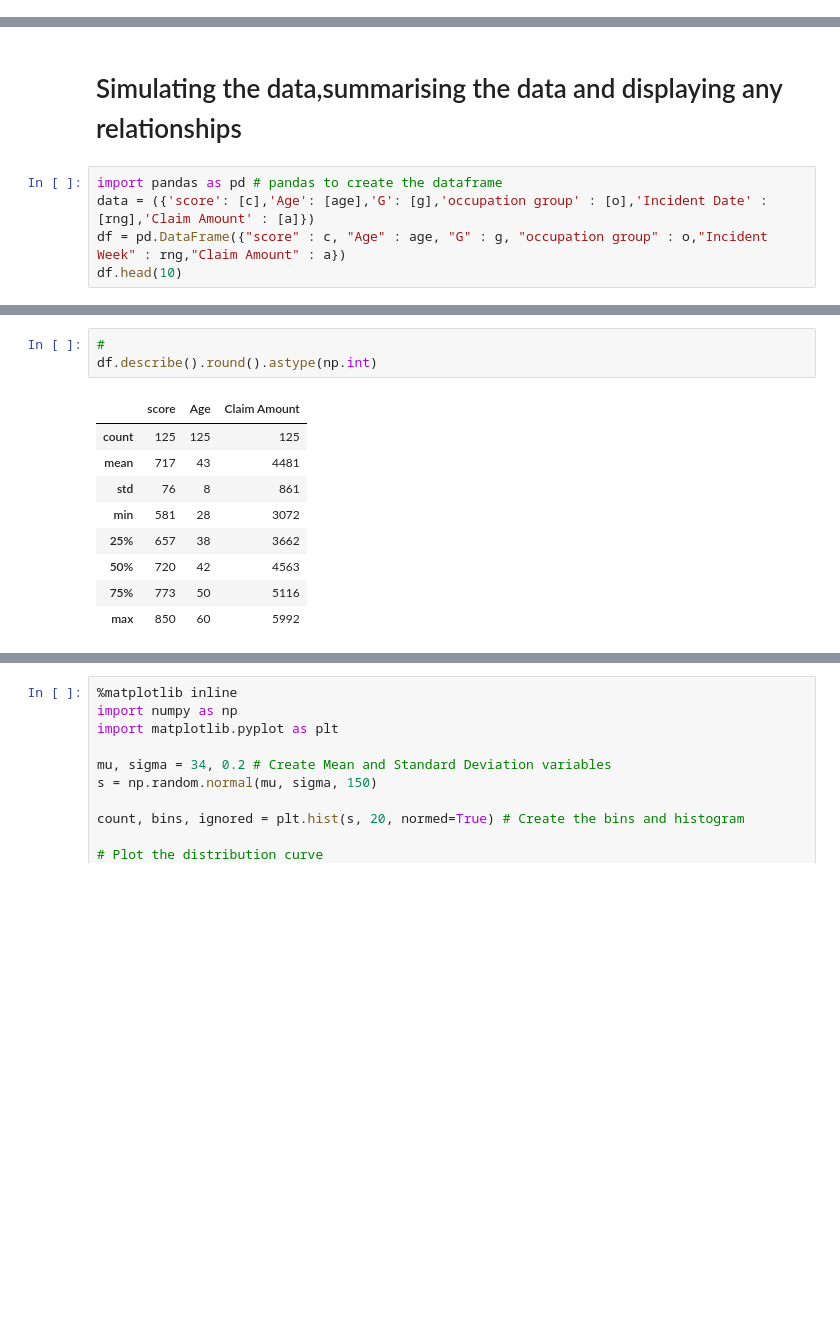
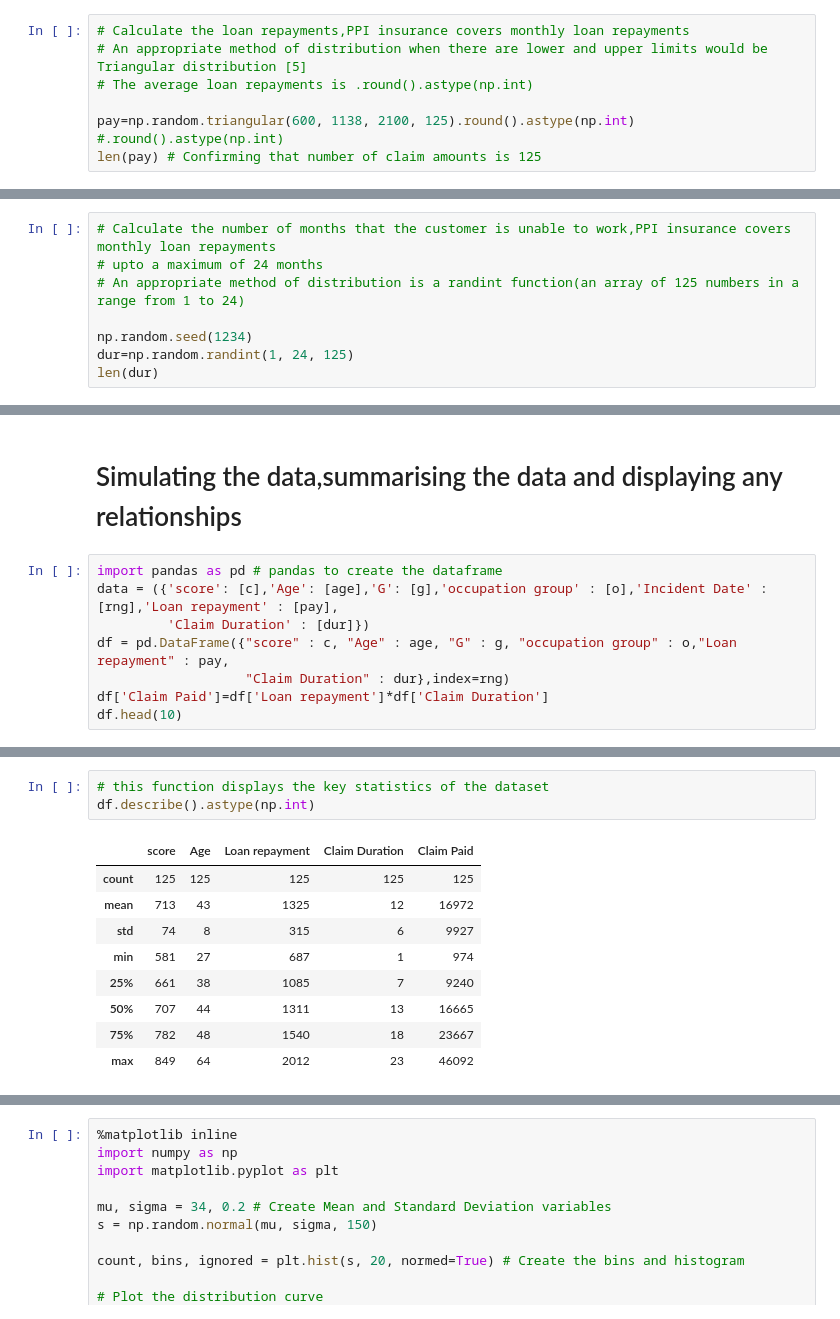
Before and after one commit to mikequaid/Proj-Prog, a Jupyter notebook: Simulation.ipynb, the cells around one changed output, grey strips where cells are left out. Cells and saved outputs as stored; diff of their text form; blank space fills up the shorter version.

```diff
--- a/Simulation.ipynb
+++ b/Simulation.ipynb
@@ -136,0 +144,7 @@ len(rng) # Confirming that number of weeks is 125
+# %%
+# Calculate the loan repayments,PPI insurance covers monthly loan repayments
+# An appropriate method of distribution when there are lower and upper limits would be Triangular distribution [5]
+# The average loan repayments is .round().astype(np.int)
+
+pay=np.random.triangular(600, 1138, 2100, 125).round().astype(np.int) #.round().astype(np.int)
+len(pay) # Confirming that number of claim amounts is 125
@@ -136,0 +155,8 @@ len(rng) # Confirming that number of weeks is 125
+# %%
+# Calculate the number of months that the customer is unable to work,PPI insurance covers monthly loan repayments
+# upto a maximum of 24 months
+# An appropriate method of distribution is a randint function(an array of 125 numbers in a range from 1 to 24)
+
+np.random.seed(1234)
+dur=np.random.randint(1, 24, 125)
+len(dur)
@@ -143,7 +169,10 @@ len(a) # Confirming that number of claim amounts is 125
 # Simulating the data,summarising the data and displaying any relationships
 # %%
 import pandas as pd # pandas to create the dataframe
-data = ({'score': [c],'Age': [age],'G': [g],'occupation group' : [o],'Incident Date' : [rng],'Claim Amount' : [a]})
-df = pd.DataFrame({"score" : c, "Age" : age, "G" : g, "occupation group" : o,"Incident Week" : rng,"Claim Amount" : a})
+data = ({'score': [c],'Age': [age],'G': [g],'occupation group' : [o],'Incident Date' : [rng],'Loan repayment' : [pay],
+         'Claim Duration' : [dur]})
+df = pd.DataFrame({"score" : c, "Age" : age, "G" : g, "occupation group" : o,"Loan repayment" : pay,
+                   "Claim Duration" : dur},index=rng)
+df['Claim Paid']=df['Loan repayment']*df['Claim Duration']
 df.head(10)
 # %% [output]
@@ -161,13 +194,13 @@ df.head(10)
 # %%
-#
-df.describe().round().astype(np.int)
+# this function displays the key statistics of the dataset
+df.describe().astype(np.int)
 # %% [output]
-|  | score | Age | Claim Amount |
-| count | 125 | 125 | 125 |
-| mean | 717 | 43 | 4481 |
-| std | 76 | 8 | 861 |
-| min | 581 | 28 | 3072 |
-| 25% | 657 | 38 | 3662 |
-| 50% | 720 | 42 | 4563 |
-| 75% | 773 | 50 | 5116 |
-| max | 850 | 60 | 5992 |
+|  | score | Age | Loan repayment | Claim Duration | Claim Paid |
+| count | 125 | 125 | 125 | 125 | 125 |
+| mean | 713 | 43 | 1325 | 12 | 16972 |
+| std | 74 | 8 | 315 | 6 | 9927 |
+| min | 581 | 27 | 687 | 1 | 974 |
+| 25% | 661 | 38 | 1085 | 7 | 9240 |
+| 50% | 707 | 44 | 1311 | 13 | 16665 |
+| 75% | 782 | 48 | 1540 | 18 | 23667 |
+| max | 849 | 64 | 2012 | 23 | 46092 |
```
Also changed, not shown: parts of 22 cells of this notebook.
